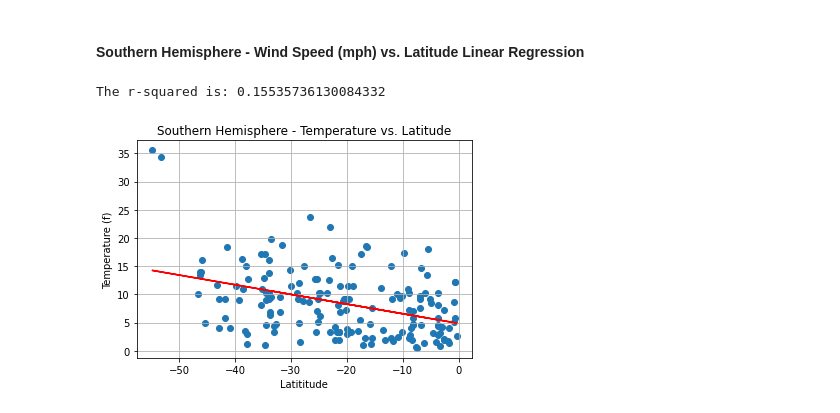
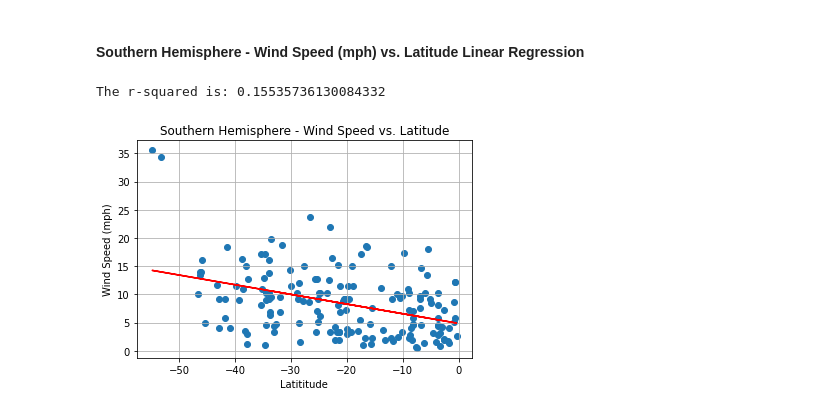
Before and after one commit to blackdenarius307/API-Challenge, a Jupyter notebook: WeatherPy.ipynb, the cells around one changed output. Cells and saved outputs as stored; diff of their text form; code cells hidden in the pictures.

```diff
--- a/WeatherPy.ipynb
+++ b/WeatherPy.ipynb
@@ -86,7 +91,7 @@ Retrieving data for sechura. This is city #582.
 * Export the city data into a .csv.
 * Display the DataFrame
 # %%
-data = {'City Name': name_city, 'Longtitude': longitude, 'Latitude': latitude, 'Temperature (f)':max_temp, 'Humidity':humidity,\
+data = {'City Name': name_city, 'Longitude': longitude, 'Latitude': latitude, 'Temperature (f)':max_temp, 'Humidity':humidity,\
        'Cloudiness': cloudiness, 'Wind Speed (mph)': wind_speed}
 data_df = pd.DataFrame(data)
 # %% [markdown]
@@ -356,20 +364,20 @@ The r-squared is: 0.0052450859168010865
 # %%
 #Set Stuff
 xvalues = Southern_df.iloc[:,2]
 yvalues = Southern_df.iloc[:,6]
 (slope, intercept, rvalue, pvalue, stderr) = st.linregress(xvalues, yvalues)
 regress_values = xvalues * slope + intercept
 line_eq = "y = " +str(round(slope,2)) + 'x + ' + str(round(intercept,2))
 plt.scatter(xvalues,yvalues)
 plt.plot(xvalues,regress_values,"r-")
 plt.annotate(line_eq, (6,10), fontsize=15, color='red')
-plt.title('Southern Hemisphere - Temperature vs. Latitude')
+plt.title('Southern Hemisphere - Wind Speed vs. Latitude')
 plt.xlabel('Latititude')
-plt.ylabel('Temperature (f)')
+plt.ylabel('Wind Speed (mph)')
 plt.grid(True)
 print(f"The r-squared is: {rvalue**2}")
 # Save the figure.
 plt.savefig('Images/South_Wind_vs_Lat.png')
 # %% [output]
 The r-squared is: 0.15535736130084332
-[figure, old version]
+[figure, new version]
```
Also changed, not shown: parts of 7 cells of this notebook, 6 other files.
